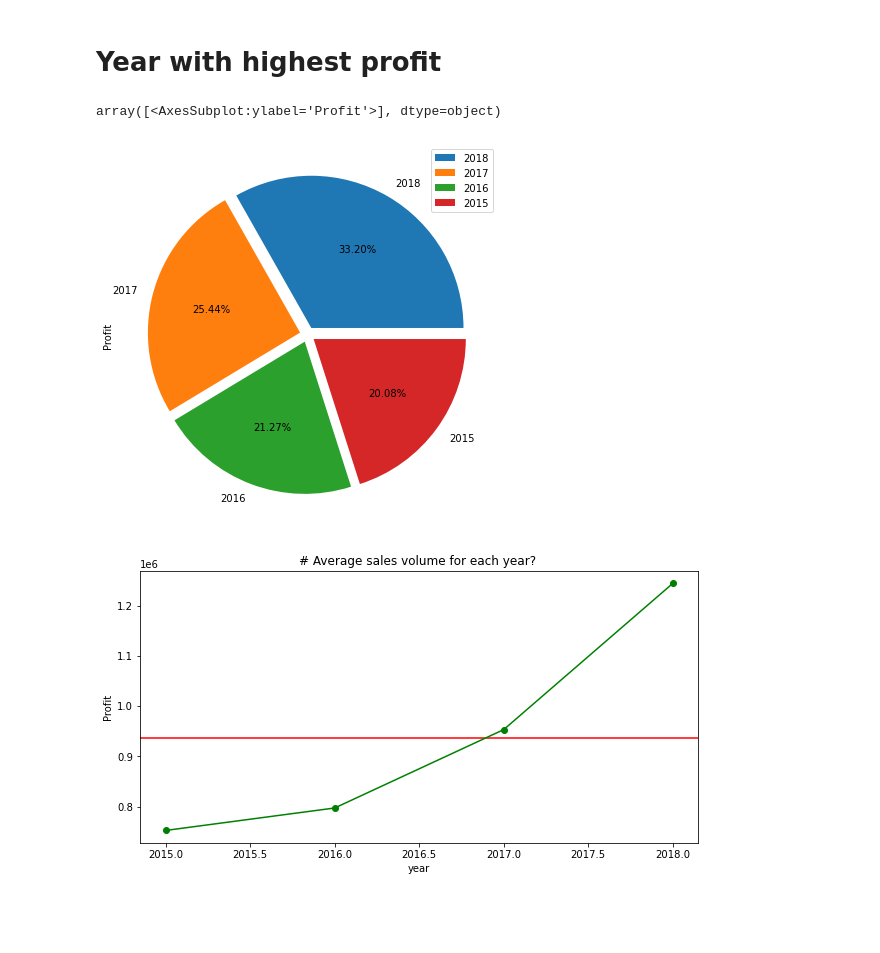
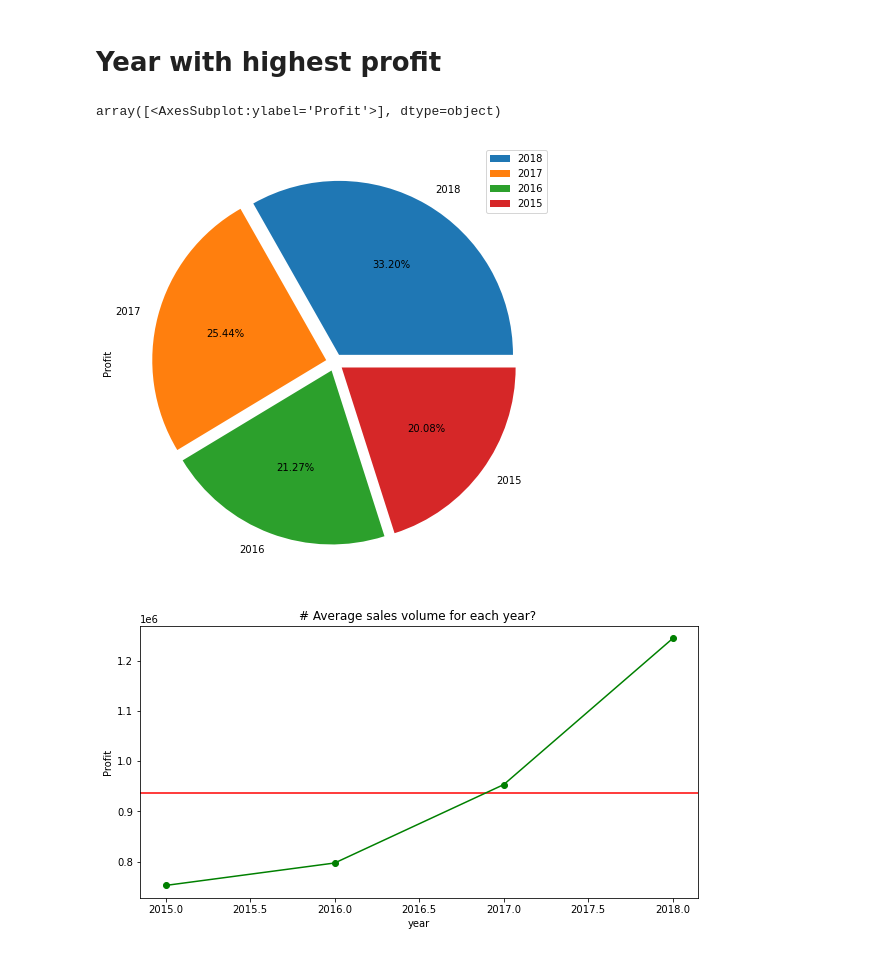
Before and after one commit to godwinnwalozie/Cricket--Every-International-Innings--1981-2022-, a Jupyter notebook: supermarket.ipynb, the cells around one changed output. Drawn from its saved outputs; the diff is of its cells as text; code cells hidden in the pictures; blank space fills up the shorter version.

```diff
--- a/supermarket.ipynb
+++ b/supermarket.ipynb
@@ -164,10 +164,10 @@ dtype: float64
 # %% [markdown]
 # Year with highest profit
 # %%
-yearly_profit.plot(kind = "pie", subplots = True, figsize =(8,7),autopct = "%1.2f%%", explode = [0.05,0.05,0.05,0.05])
+yearly_profit.plot(kind = "pie", subplots = True, figsize =(8,8),autopct = "%1.2f%%", explode = [0.05,0.05,0.05,0.05])
 # %% [output]
 array([<AxesSubplot:ylabel='Profit'>], dtype=object)
-[figure, old version]
+[figure, new version]
 # %%
 fig,ax = plt.subplots(figsize = (10, 5))
 ax.axhline(yearly_profit.Profit.mean(), color='red', linestyle='-')
```
